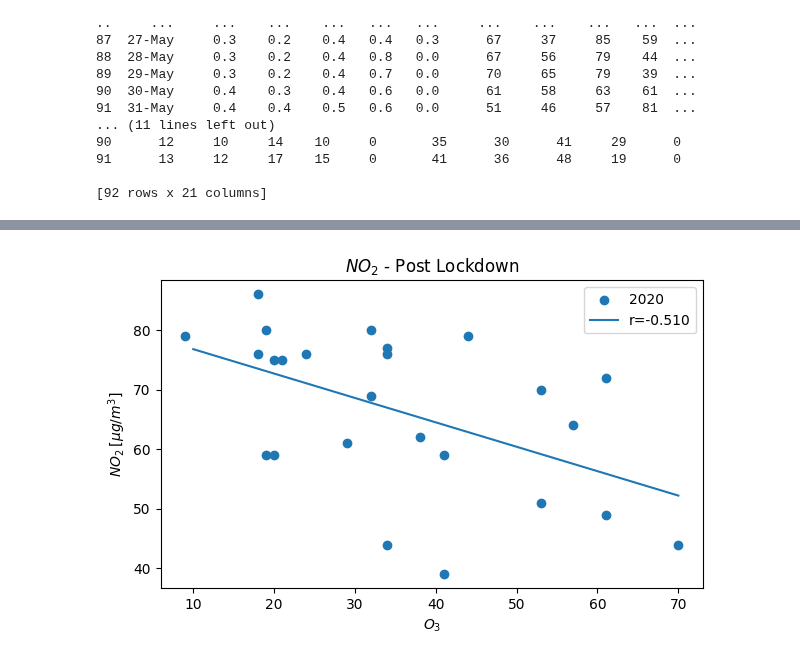
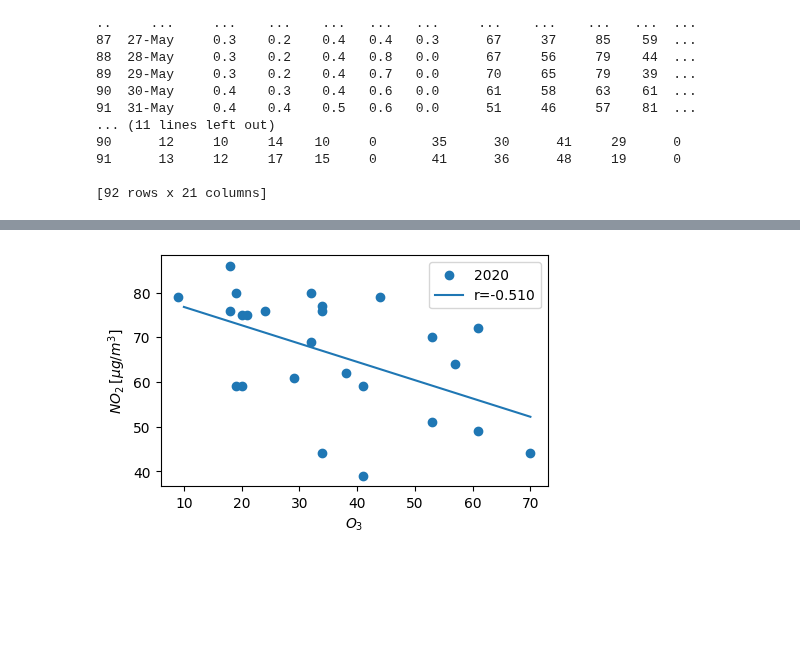
Before and after one commit to costpetrides/Air-pollution-COVID-19-impact, a Jupyter notebook: Correlation/GEO-Correlation.ipynb, the cells around one changed output, grey strips where cells are left out. Cells and saved outputs as stored; diff of their text form; code cells hidden in the pictures; blank space fills up the shorter version.

```diff
--- a/Correlation/GEO-Correlation.ipynb
+++ b/Correlation/GEO-Correlation.ipynb
@@ -129,35 +123,34 @@ plt.show()
 # %%
 r=scipy.stats.pearsonr(df['NO220'][66:91],df['O320'][66:91])[0]
 
-plt.figure(figsize=(7,4))
+plt.figure(figsize=(5,3))
 plt.xlabel('$O_{3}$')
 plt.ylabel('$NO_{2} \: [μg/m^{3}$]')
 
-plt.title("$NO_{2}$ - Post Lockdown")
 
 x=[]
 for i in df['NO220'][66:91]:
   if i==0:
     x+=[None]
   else:
     x+=[i]
 
 y=[]
 for i in df['O320'][66:91]:
   if i==0:
     y+=[None]
   else:
     y+=[i]
 
 plt.scatter(x, y, label='2020')
 plt.legend()
 
 m, b = np.polyfit(df['NO220'][66:91], df['O320'][66:91], 1)
 
 xx=np.linspace(10,70,6000)
 plt.plot(xx, m*xx + b, label='r=%.3f' %(r))
 plt.legend()
 
 plt.show()
 # %% [output]
-[figure, old version]
+[figure, new version]
```
Also changed, not shown: parts of 14 cells of this notebook.
